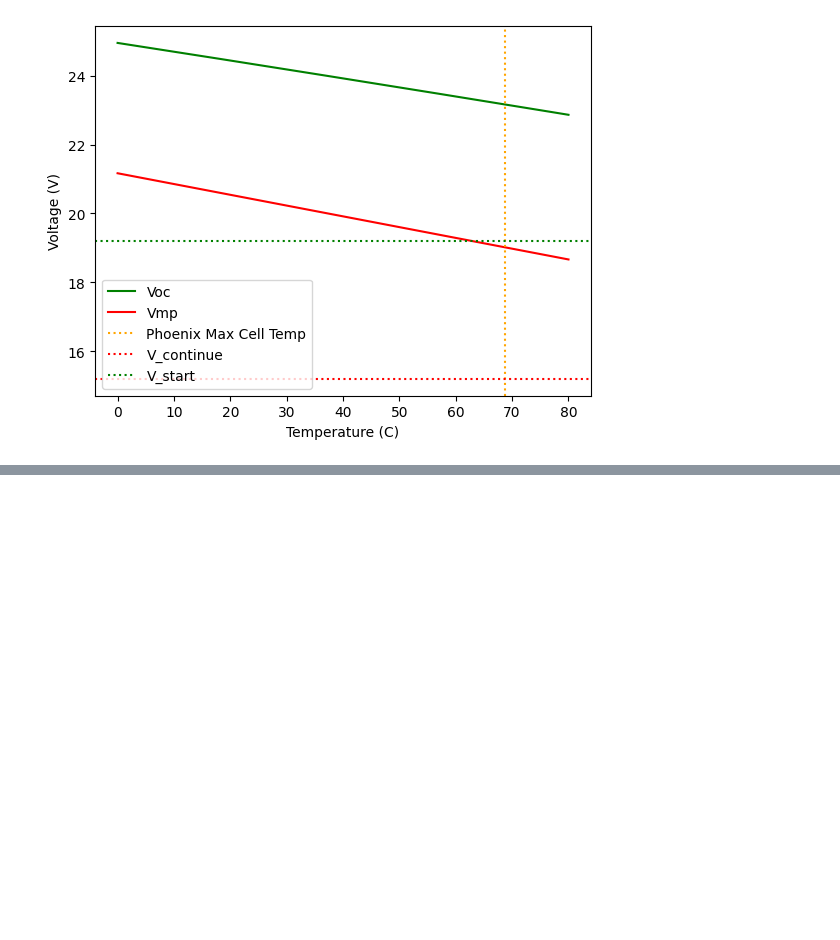
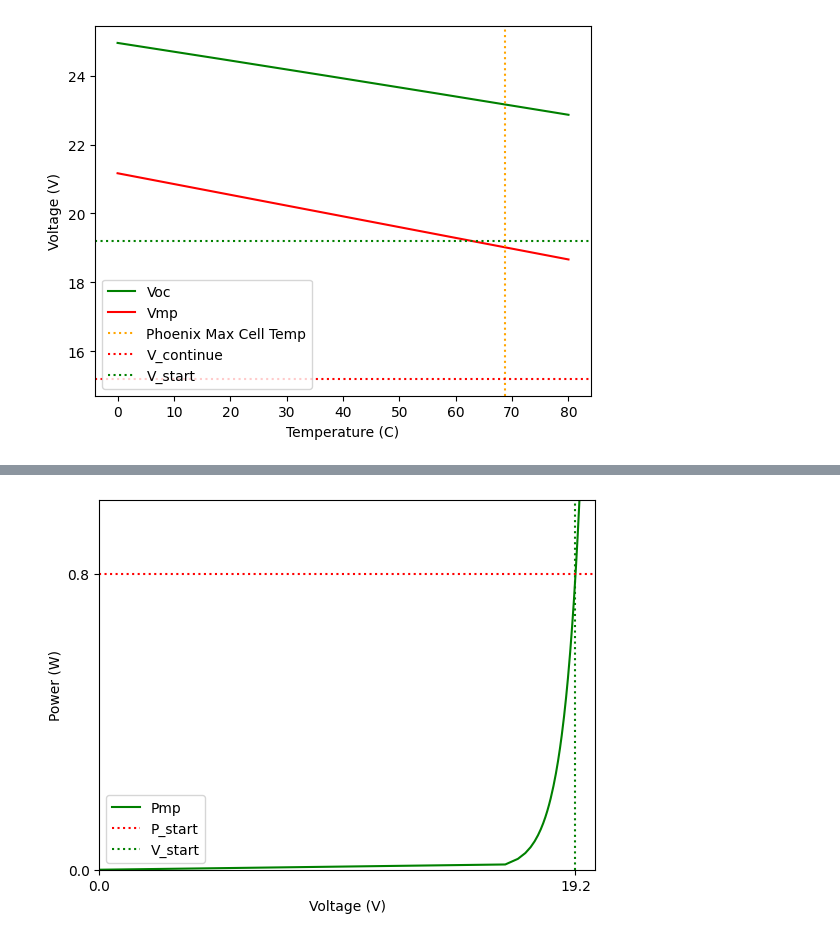
Before and after one commit to natecostello/pv-partial-shading, a Jupyter notebook: voc_vmp_vs_irradiance.ipynb, the cells around one changed output, grey strips where cells are left out. Cells and saved outputs as stored; diff of their text form; code cells hidden in the pictures; blank space fills up the shorter version.

```diff
--- a/voc_vmp_vs_irradiance.ipynb
+++ b/voc_vmp_vs_irradiance.ipynb
@@ -131,0 +134,83 @@ plt.legend()
+# %%
+Temp = 68.78
+#Temp = 25
+
+Geff = np.linspace(0, 1000, 10000)
+
+IL, I0, Rs, Rsh, nNsVth = pvlib.pvsystem.calcparams_desoto(
+    Geff,
+    Temp,
+    alpha_sc=rich_solar_12V_params['alpha_sc'],
+    a_ref=rich_solar_12V_params['a_ref'],
+    I_L_ref=rich_solar_12V_params['I_L_ref'],
+    I_o_ref=rich_solar_12V_params['I_o_ref'],
+    R_sh_ref=rich_solar_12V_params['R_sh_ref'],
+    R_s=rich_solar_12V_params['R_s']
+)
+
+# plug the parameters into the SDE and solve for IV curves:
+SDE_params = {
+    'photocurrent': IL,
+    'saturation_current': I0,
+    'resistance_series': Rs,
+    'resistance_shunt': Rsh,
+    'nNsVth': nNsVth
+}
+
+curve_info = pvlib.pvsystem.singlediode(method='lambertw', **SDE_params)
+
+plt.figure()
+plt.plot(curve_info['v_oc'], curve_info['p_mp'], label='Pmp', color='g')
+#plt.plot(Geff,curve_info['v_mp'], label='Vmp', color='r')
+#label the axes
+plt.xlabel('Voltage (V)')
+plt.ylabel('Power (W)')
+
+v_start = 19.2
+
+# find the index where v_oc exceeds 19.2v
+idx = np.where(curve_info['v_oc'] > v_start)[0][0]
+
+# find the p_mp point for idx
+p_start = curve_info['p_mp'][idx]
+print(f'P_start = {p_start}')
+
+# find and print the max Pmp, Mac Vmp, and Max Voc
+max_pmp = max(curve_info['p_mp'])
+max_vmp = max(curve_info['v_mp'])
+max_voc = max(curve_info['v_oc'])
+print(f'Max Pmp = {max_pmp}')
+print(f'Max Vmp = {max_vmp}')
+print(f'Max Voc = {max_voc}')
+
+
+# plot a horizontal line at p_mp for idx
+plt.axhline(y=curve_info['p_mp'][idx], color='r', linestyle=':', label='P_start')
+
+# add a tick to the y-axis at the the value of p_start
+plt.yticks(list(plt.yticks()[0]) + [p_start])
+#plt.text(0, p_start, f'{p_start:.2f}W', fontsize=12, ha='right')
+
+# plot a vertical line at 19.2v for V_start
+plt.axvline(x=v_start, color='g', linestyle=':', label='V_start')
+
+# set the x-axis ticks to include v_start
+plt.xticks([0, v_start])
+
+# limit the x-axis to 0-25v
+plt.xlim(0, 25)
+# limit the y-axis to 0-20
+plt.ylim(0, 1)
+
+plt.legend()
+
+
+
+
+# limit the x-axis to 0-25v
+plt.xlim(0, 20)
+# limit the y-axis to 0-20
+plt.ylim(0, 1)
+
+plt.legend()
+# %% [output]
@@ -131,0 +222 @@ plt.legend()
+[figure, added]
```
Also changed, not shown: parts of 3 cells of this notebook, 1 other file.
